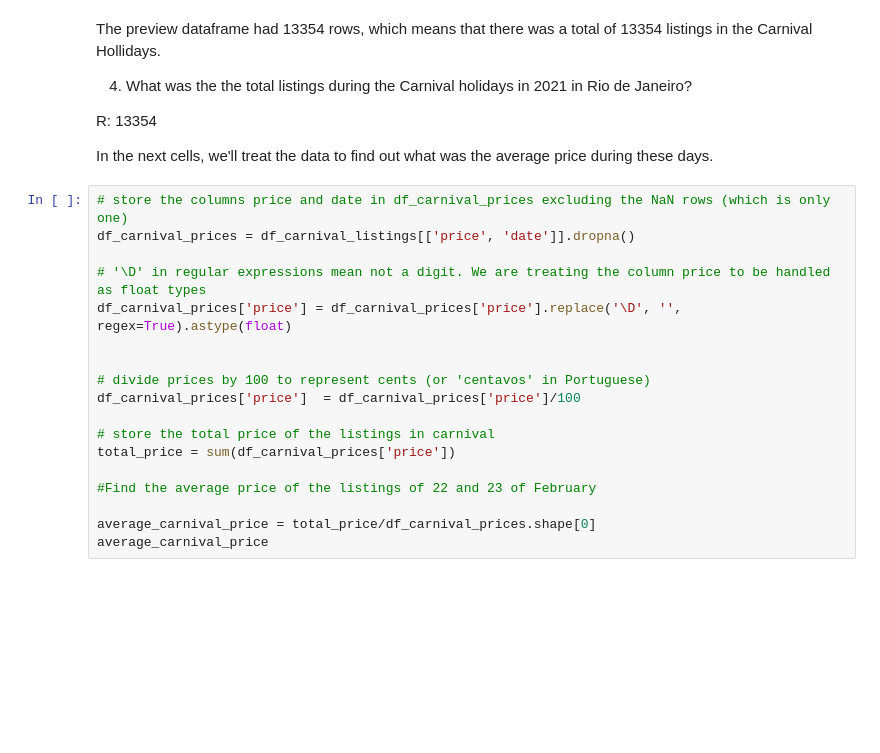
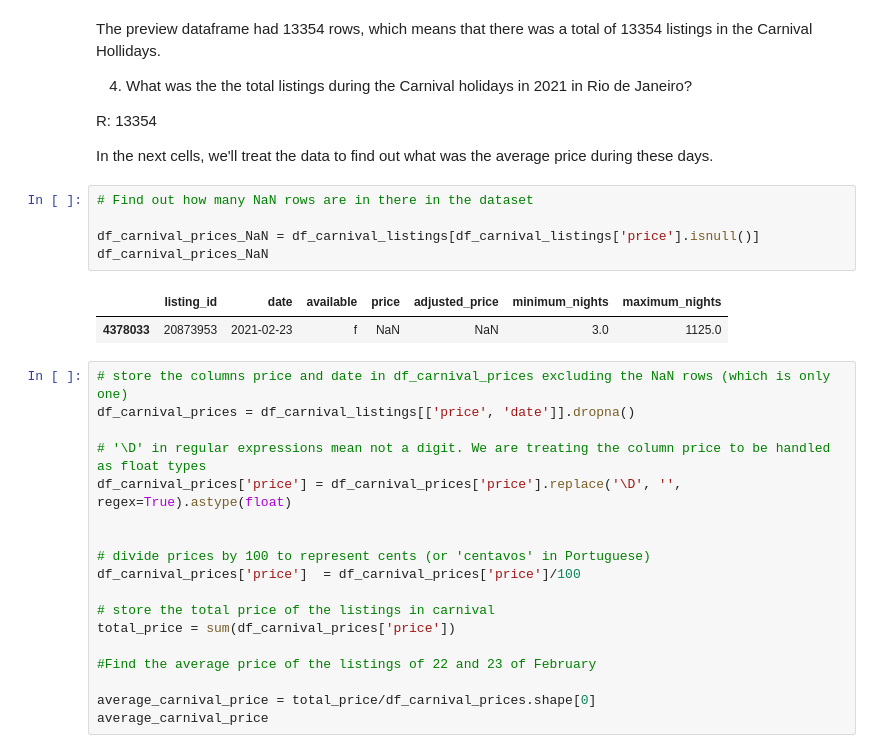
Before and after one commit to stellameireles/AirbnbRiodeJaneiro, a Jupyter notebook: RioDeJaneiro.ipynb, the cells around one changed output. Saved outputs shown, nothing was run; the diff lists cells and outputs as text; blank space fills up the shorter version.

```diff
--- a/RioDeJaneiro.ipynb
+++ b/RioDeJaneiro.ipynb
@@ -186,6 +197,14 @@ The preview dataframe had 13354 rows, which means that there was a total of 1335
 R: 13354
 
 In the next cells, we'll treat the data to  find out what was the average price during these days.
+# %%
+# Find out how many NaN rows are in there in the dataset
+
+df_carnival_prices_NaN = df_carnival_listings[df_carnival_listings['price'].isnull()]
+df_carnival_prices_NaN
+# %% [output]
+|  | listing_id | date | available | price | adjusted_price | minimum_nights | maximum_nights |
+| 4378033 | 20873953 | 2021-02-23 | f | NaN | NaN | 3.0 | 1125.0 |
 # %%
 # store the columns price and date in df_carnival_prices excluding the NaN rows (which is only one)
 df_carnival_prices = df_carnival_listings[['price', 'date']].dropna()
```
Also changed, not shown: parts of 3 cells of this notebook, 1 other file.
